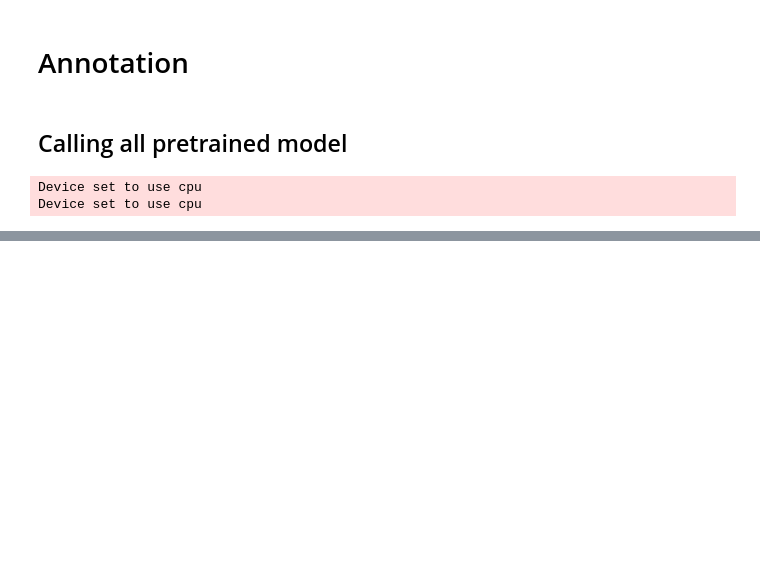
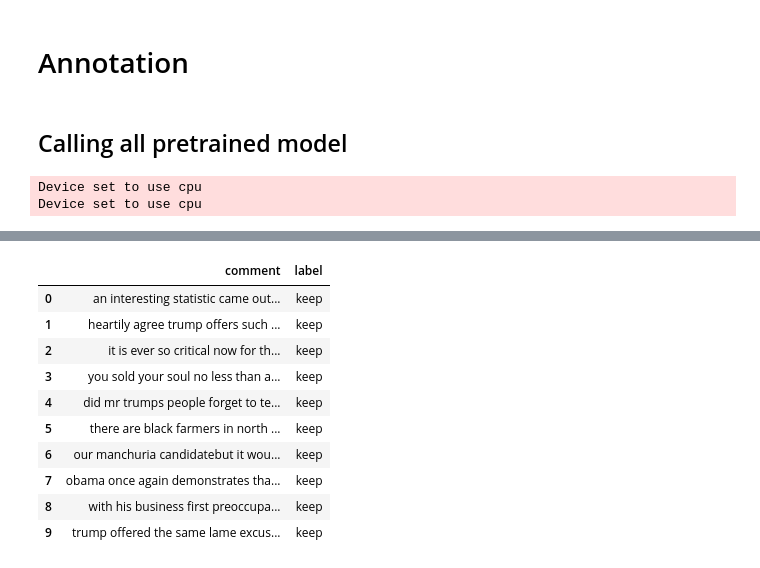
Before and after one commit to Friederi/IE403.P21-NLPmodel, a Jupyter notebook: Auto_Annotation.ipynb, the cells around one changed output, grey strips where cells are left out. Saved outputs shown, nothing was run; the diff lists cells and outputs as text; code cells hidden in the pictures; blank space fills up the shorter version.

```diff
--- a/Auto_Annotation.ipynb
+++ b/Auto_Annotation.ipynb
@@ -6,12 +6,13 @@ import numpy as np
 import torch
 import os
 import matplotlib.pyplot as plt
+import seaborn as sns
 
 from transformers import pipeline, AutoTokenizer, AutoModelForSequenceClassification
 from torch.nn.functional import softmax
 from tqdm import tqdm
 
-#pd.set_option('display.max_colwidth', None)
+pd.set_option('display.max_colwidth', None)
 # %% [markdown]
 # Data Load
 # %%
@@ -122,0 +154,14 @@ ensemble_data_df.head(10)
+# %%
+ensemble_data_df[['comment', 'label']].head(10)
+# %% [output]
+|  | comment | label |
+| 0 | an interesting statistic came out... | keep |
+| 1 | heartily agree trump offers such ... | keep |
+| 2 | it is ever so critical now for th... | keep |
+| 3 | you sold your soul no less than a... | keep |
+| 4 | did mr trumps people forget to te... | keep |
+| 5 | there are black farmers in north ... | keep |
+| 6 | our manchuria candidatebut it wou... | keep |
+| 7 | obama once again demonstrates tha... | keep |
+| 8 | with his business first preoccupa... | keep |
+| 9 | trump offered the same lame excus... | keep |
```
Also changed, not shown: parts of 5 cells of this notebook, 2 other files.
